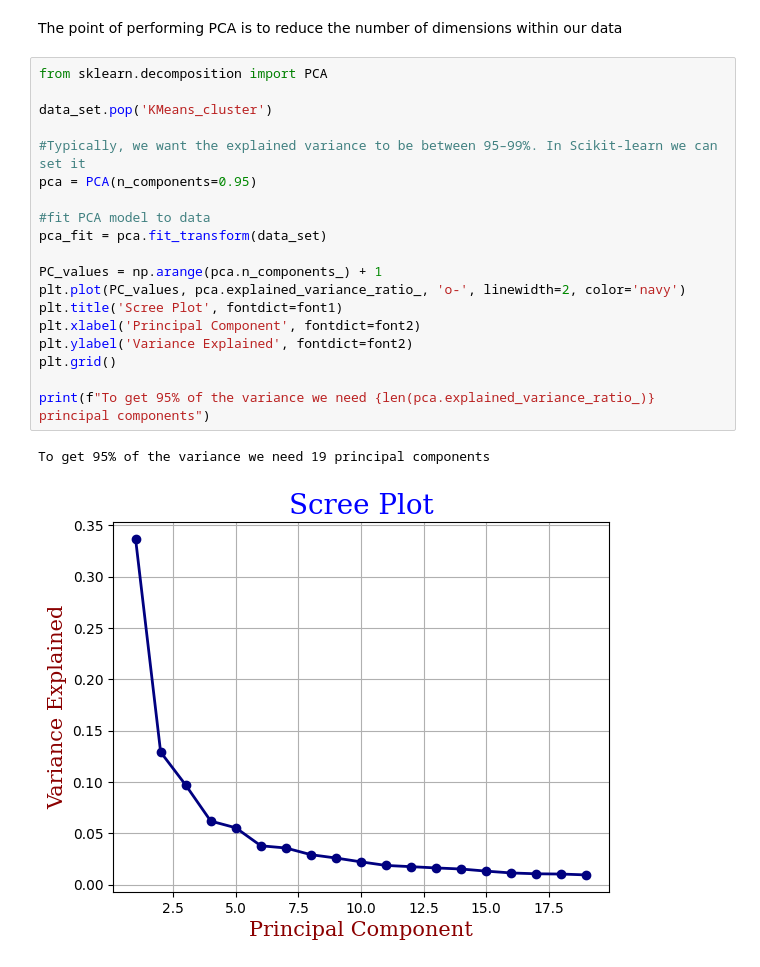
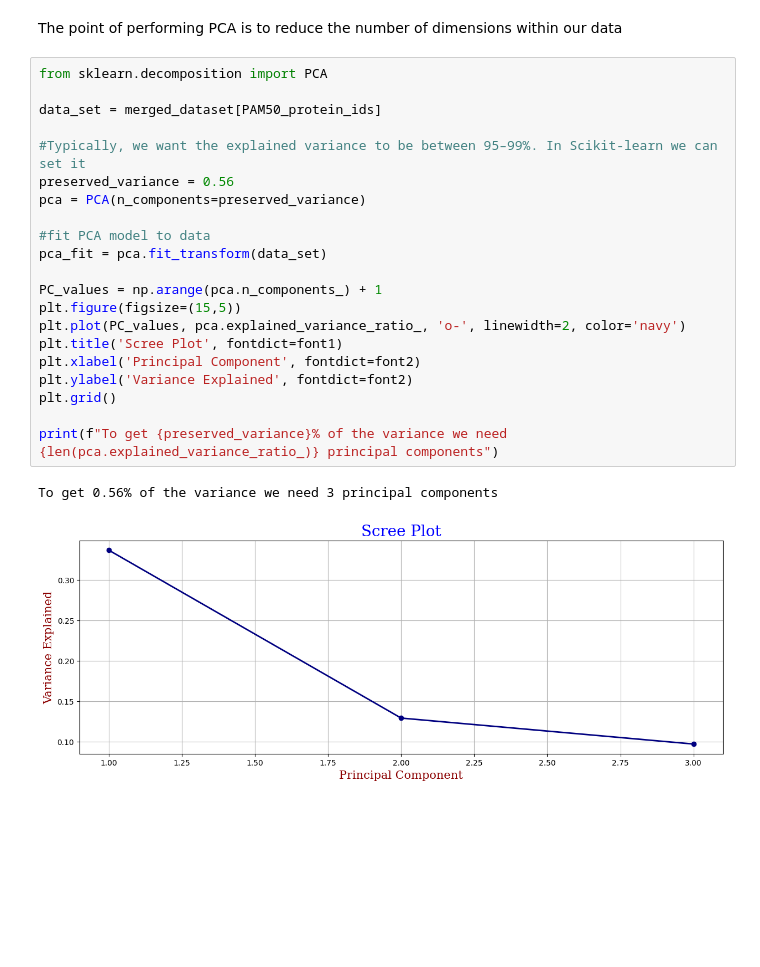
Before and after one commit to jmtony2000/Analysis-of-the-Breast-Cancer-Proteome-Dataset, a Jupyter notebook: Analysis_of_the_Breast_Cancer_Proteome_Dataset.ipynb, the cells around one changed output. Cells and saved outputs as stored; diff of their text form; blank space fills up the shorter version.

```diff
--- a/Analysis_of_the_Breast_Cancer_Proteome_Dataset.ipynb
+++ b/Analysis_of_the_Breast_Cancer_Proteome_Dataset.ipynb
@@ -567,22 +569,24 @@ The point of performing PCA is to reduce the number of dimensions within our dat
 # %%
 from sklearn.decomposition import PCA
 
-data_set.pop('KMeans_cluster')
+data_set = merged_dataset[PAM50_protein_ids]
 
 #Typically, we want the explained variance to be between 95–99%. In Scikit-learn we can set it
-pca = PCA(n_components=0.95)
+preserved_variance = 0.56
+pca = PCA(n_components=preserved_variance)
 
 #fit PCA model to data
 pca_fit = pca.fit_transform(data_set)
 
 PC_values = np.arange(pca.n_components_) + 1
+plt.figure(figsize=(15,5))
 plt.plot(PC_values, pca.explained_variance_ratio_, 'o-', linewidth=2, color='navy')
 plt.title('Scree Plot', fontdict=font1)
 plt.xlabel('Principal Component', fontdict=font2)
 plt.ylabel('Variance Explained', fontdict=font2)
 plt.grid()
 
-print(f"To get 95% of the variance we need {len(pca.explained_variance_ratio_)} principal components")
+print(f"To get {preserved_variance}% of the variance we need {len(pca.explained_variance_ratio_)} principal components")
 # %% [output]
-To get 95% of the variance we need 19 principal components
+To get 0.56% of the variance we need 3 principal components
-[figure, old version]
+[figure, new version]
```
Also changed, not shown: parts of 46 cells of this notebook.
